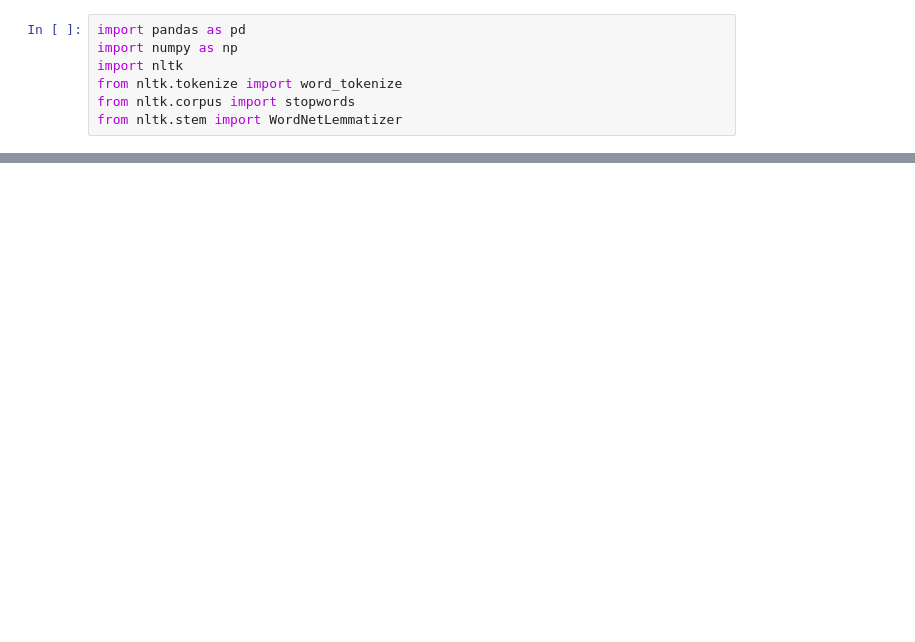
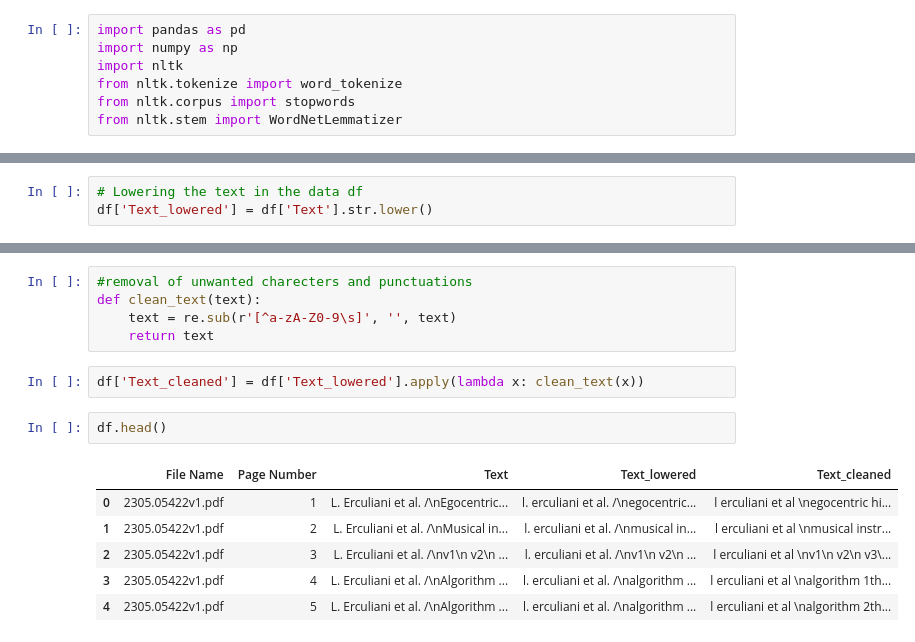
Before and after one commit to RamyaRagu2506/Hybrid_Ontology_Extraction_System_for_Knowledge_Graphs, a Jupyter notebook: Knowledge_extraction.ipynb, the cells around one changed output, grey strips where cells are left out. Cells and saved outputs as stored; diff of their text form; blank space fills up the shorter version.

Commit message:
new_commit for the branch - started with data pre-processing

```diff
--- a/Knowledge_extraction.ipynb
+++ b/Knowledge_extraction.ipynb
@@ -30,0 +155,3 @@ def load_pdf_parser():
+# %%
+# Lowering the text in the data df
+df['Text_lowered'] = df['Text'].str.lower()
@@ -30,0 +167,16 @@ def load_pdf_parser():
+# %%
+#removal of unwanted charecters and punctuations
+def clean_text(text):
+    text = re.sub(r'[^a-zA-Z0-9\s]', '', text)
+    return text
+# %%
+df['Text_cleaned'] = df['Text_lowered'].apply(lambda x: clean_text(x))
+# %%
+df.head()
+# %% [output]
+|  | File Name | Page Number | Text | Text_lowered | Text_cleaned |
+| 0 | 2305.05422v1.pdf | 1 | L. Erculiani et al. /\nEgocentric... | l. erculiani et al. /\negocentric... | l erculiani et al \negocentric hi... |
+| 1 | 2305.05422v1.pdf | 2 | L. Erculiani et al. /\nMusical in... | l. erculiani et al. /\nmusical in... | l erculiani et al \nmusical instr... |
+| 2 | 2305.05422v1.pdf | 3 | L. Erculiani et al. /\nv1\n v2\n ... | l. erculiani et al. /\nv1\n v2\n ... | l erculiani et al \nv1\n v2\n v3\... |
+| 3 | 2305.05422v1.pdf | 4 | L. Erculiani et al. /\nAlgorithm ... | l. erculiani et al. /\nalgorithm ... | l erculiani et al \nalgorithm 1th... |
+| 4 | 2305.05422v1.pdf | 5 | L. Erculiani et al. /\nAlgorithm ... | l. erculiani et al. /\nalgorithm ... | l erculiani et al \nalgorithm 2th... |
```
Also changed, not shown: parts of 23 cells of this notebook, 6 other files.
